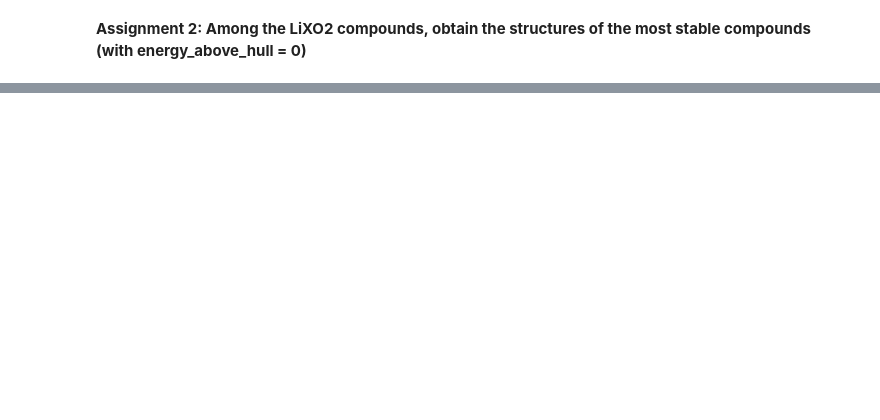
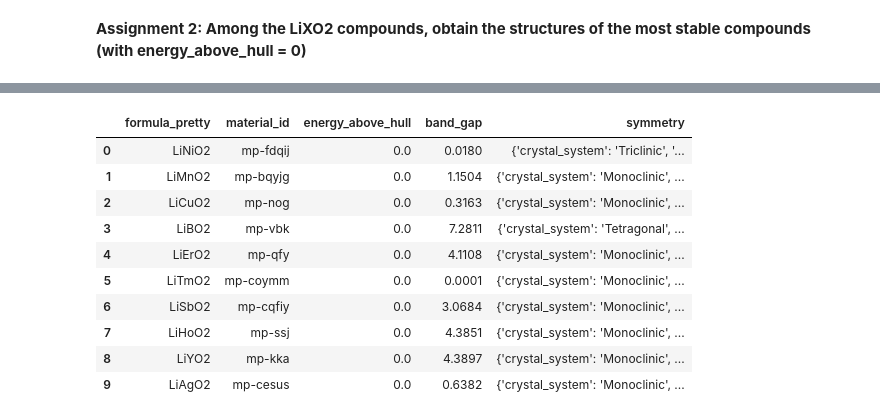
Before and after one commit to CMDDclass/MS697-material, a Jupyter notebook: Hands-on-session1/2025_2_Hands_on_session1_practice.ipynb, the cells around one changed output, grey strips where cells are left out. Drawn from its saved outputs; the diff is of its cells as text; code cells hidden in the pictures; blank space fills up the shorter version.

```diff
--- a/Hands-on-session1/2025_2_Hands_on_session1_practice.ipynb
+++ b/Hands-on-session1/2025_2_Hands_on_session1_practice.ipynb
@@ -242,2 +269,22 @@ WARNING:matplotlib.axes._base:Ignoring fixed y limits to fulfill fixed data aspe
+# %%
+# Output the stable LiXO₂ structures with energy above hull = 0.
+docs = mpr.materials.summary.search(chemsys="Li-*-O", num_elements=3,formula="ABC2", energy_above_hull=(0,1e-6), fields=list_of_available_fields)
+results = [doc.dict() for doc in docs]
+df_full = pd.DataFrame(results)
+#df_full = pd.read_excel("/content/practice/Class/data/Hands_on_session1_data.xlsx", sheet_name="practice_3-2")
+df = df_full.loc[:, ["formula_pretty", "material_id", "energy_above_hull","band_gap", "symmetry"]]
+df.head(10  )
+# %% [output]
+|  | formula_pretty | material_id | energy_above_hull | band_gap | symmetry |
+| 0 | LiNiO2 | mp-fdqij | 0.0 | 0.0180 | {'crystal_system': 'Triclinic', '... |
+| 1 | LiMnO2 | mp-bqyjg | 0.0 | 1.1504 | {'crystal_system': 'Monoclinic', ... |
+| 2 | LiCuO2 | mp-nog | 0.0 | 0.3163 | {'crystal_system': 'Monoclinic', ... |
+| 3 | LiBO2 | mp-vbk | 0.0 | 7.2811 | {'crystal_system': 'Tetragonal', ... |
+| 4 | LiErO2 | mp-qfy | 0.0 | 4.1108 | {'crystal_system': 'Monoclinic', ... |
+| 5 | LiTmO2 | mp-coymm | 0.0 | 0.0001 | {'crystal_system': 'Monoclinic', ... |
+| 6 | LiSbO2 | mp-cqfiy | 0.0 | 3.0684 | {'crystal_system': 'Monoclinic', ... |
+| 7 | LiHoO2 | mp-ssj | 0.0 | 4.3851 | {'crystal_system': 'Monoclinic', ... |
+| 8 | LiYO2 | mp-kka | 0.0 | 4.3897 | {'crystal_system': 'Monoclinic', ... |
+| 9 | LiAgO2 | mp-cesus | 0.0 | 0.6382 | {'crystal_system': 'Monoclinic', ... |
 # %%
 #df_full = pd.read_excel("/content/MS697-material/data/Hands_on_session1_data.xlsx", sheet_name="practice_3-2")
```
Also changed, not shown: parts of 10 cells of this notebook.
